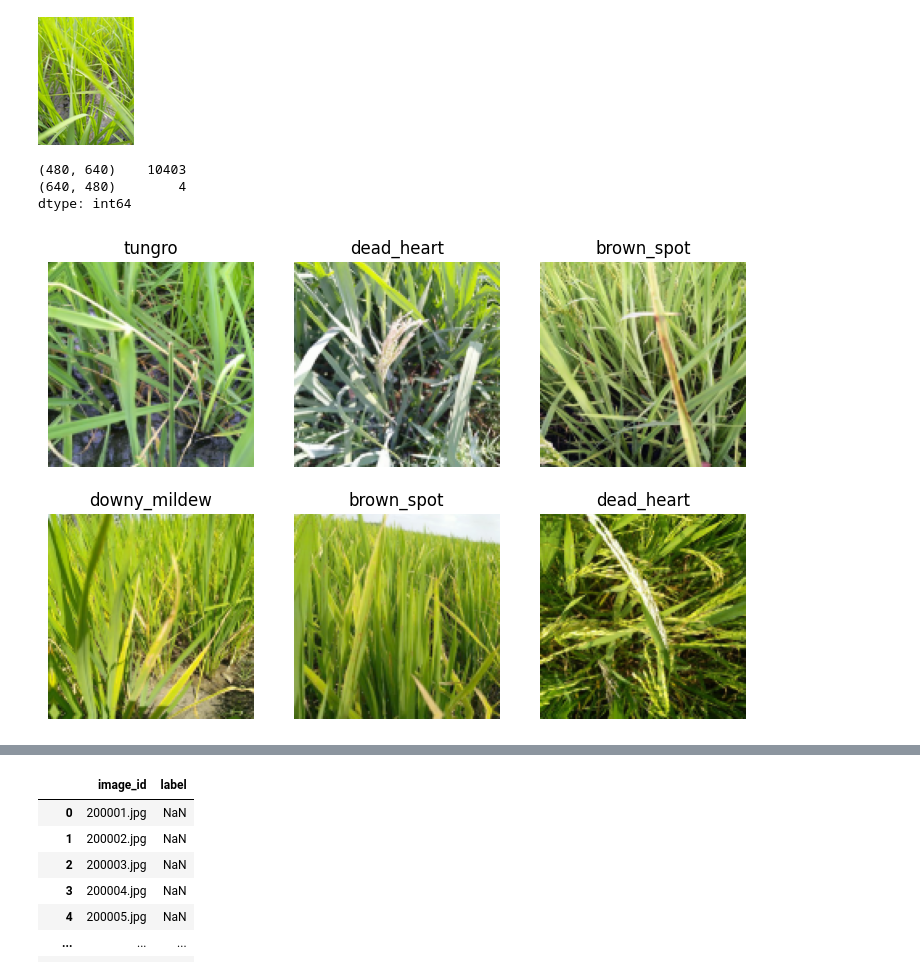
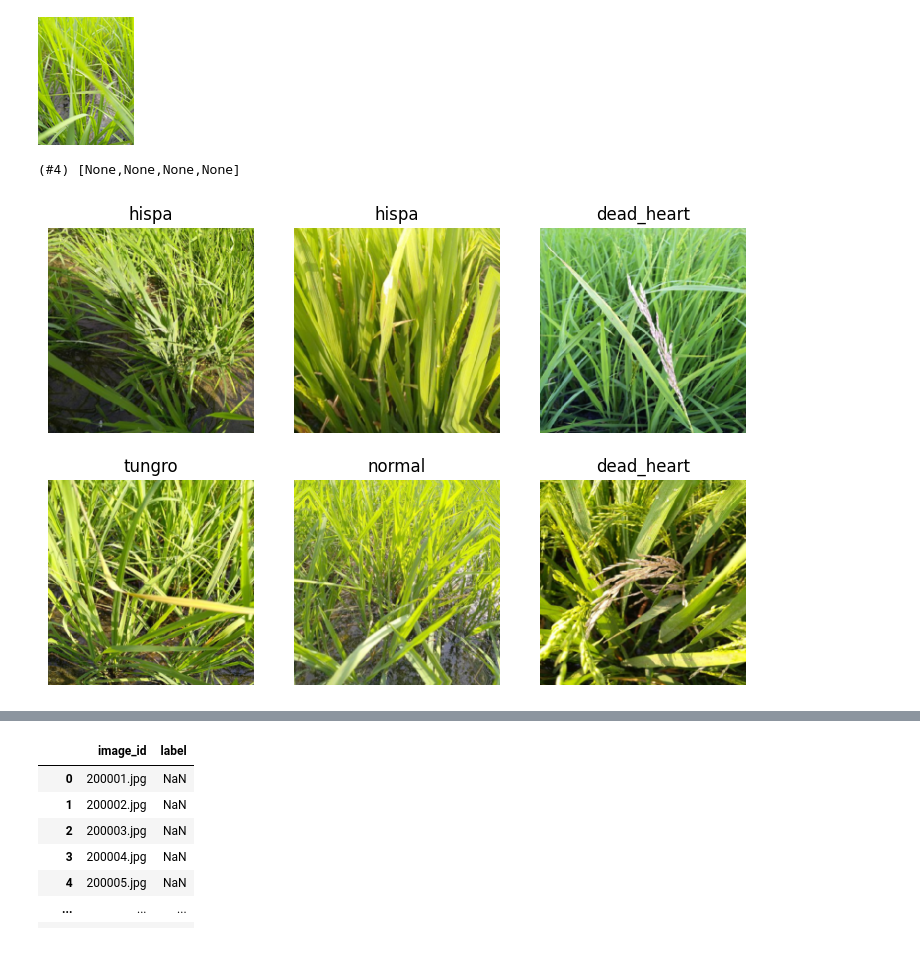
Before and after one commit to tonytarizzo/paddyRiceCompetition, a Jupyter notebook: paddyCompetition.ipynb, the cells around one changed output, grey strips where cells are left out. Drawn from its saved outputs; the diff is of its cells as text; code cells hidden in the pictures.

Commit message:
2nd draft, convnext vs resnet26d, image size change, epoch number change = worse :(

```diff
--- a/paddyCompetition.ipynb
+++ b/paddyCompetition.ipynb
@@ -68,20 +70,30 @@ img.to_thumb(128)
 [figure]
 # %%
 from fastcore.parallel import *
+from PIL import Image as PILImage
 
-def f(o): return PILImage.create(o).size
+
+def f(o): return (o, PILImage.open(o).size)
 sizes = parallel(f, files, n_workers=8)
-pd.Series(sizes).value_counts()
+
+incorrect_size_files = [f[0] for f in sizes if f[1] != (480, 640)]
+
+def rotate_and_save(filepath):
+    with PILImage.open(filepath) as img:
+        rotated = img.rotate(90, expand=True)
+        rotated.save(filepath)
+
+parallel(rotate_and_save, incorrect_size_files, n_workers=8)
+
+#pd.Series(sizes).value_counts()
 # %% [output]
-(480, 640)    10403
-(640, 480)        4
-dtype: int64
+(#4) [None,None,None,None]
 # %%
 dls = ImageDataLoaders.from_folder(trn_path, valid_pct=0.2, seed=42,
     item_tfms=Resize(480, method='squish'),
-    batch_tfms=aug_transforms(size=128, min_scale=0.75))
-
+    batch_tfms=aug_transforms(size=224, min_scale=0.75))
+#bs=16
 dls.show_batch(max_n=6)
 # %% [output]
-[figure, old version]
+[figure, new version]
 # %%
```
Also changed, not shown: parts of 7 cells of this notebook.
